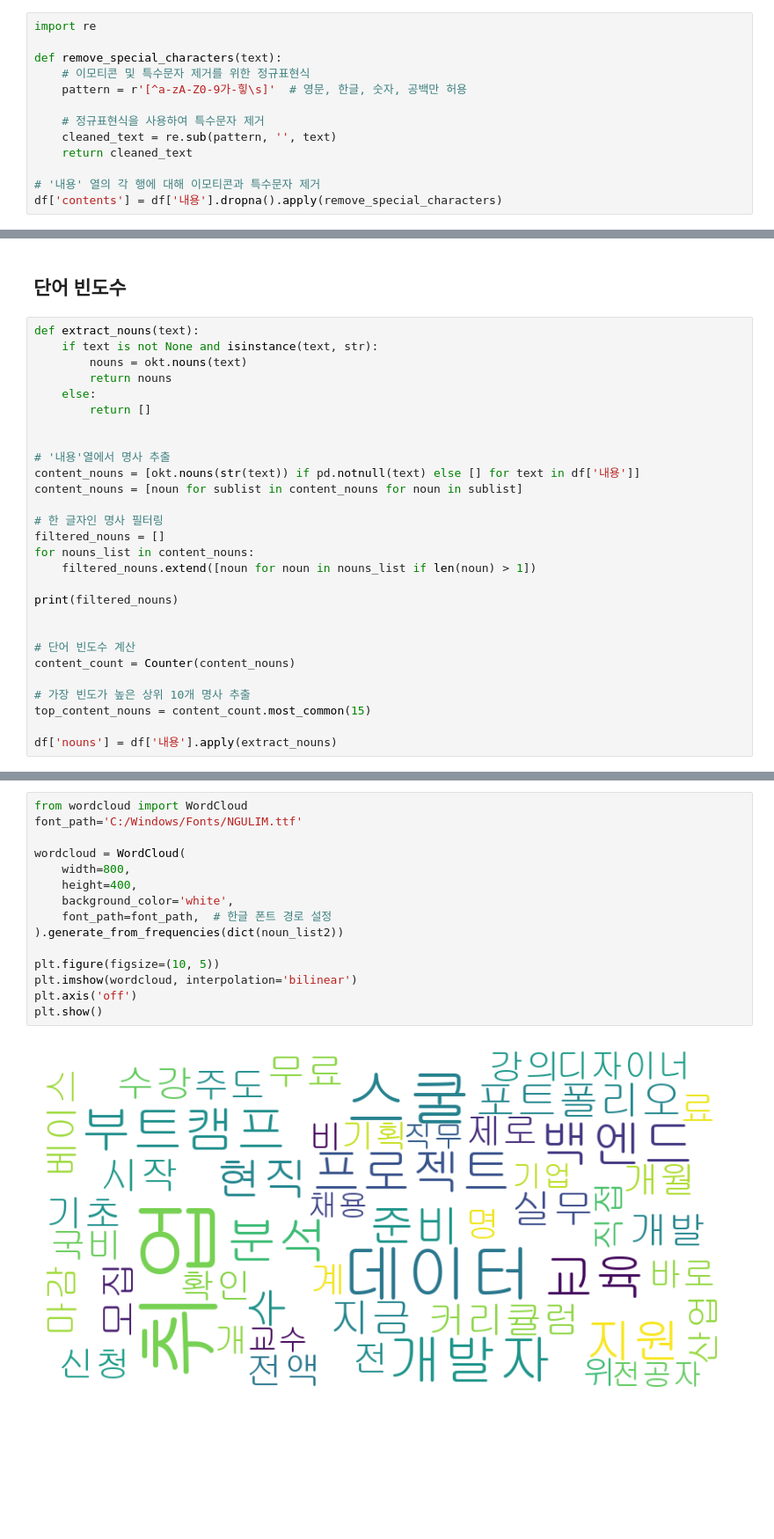
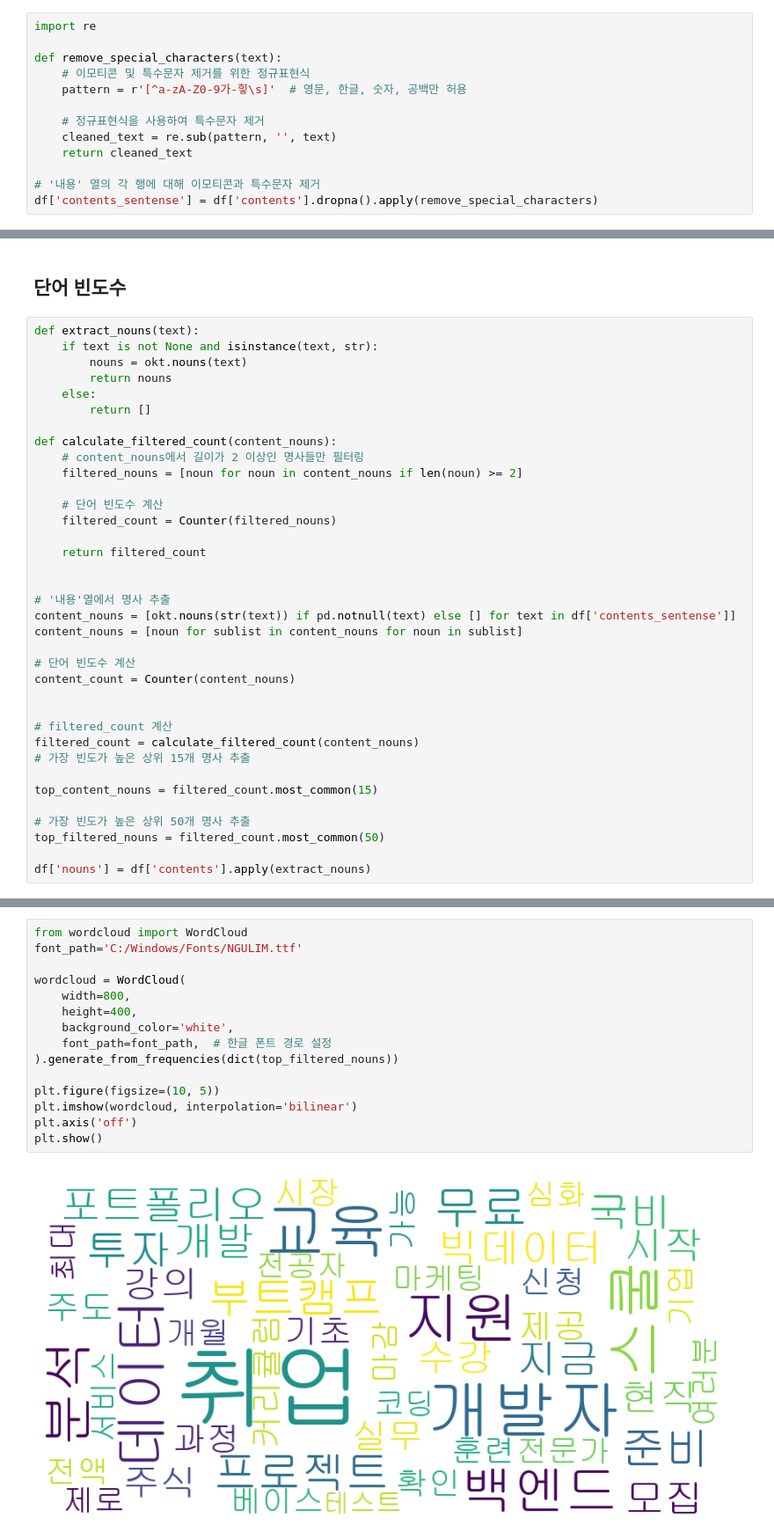
Before and after one commit to chkim0/Meta_Maketing_project, a Jupyter notebook: frequency.ipynb, the cells around one changed output, grey strips where cells are left out. Shown at 88% size. Cells and saved outputs as stored; diff of their text form; blank space fills up the shorter version.

```diff
--- a/frequency.ipynb
+++ b/frequency.ipynb
@@ -51,5 +67,5 @@ def remove_special_characters(text):
     return cleaned_text
 
 # '내용' 열의 각 행에 대해 이모티콘과 특수문자 제거
-df['contents'] = df['내용'].dropna().apply(remove_special_characters)
+df['contents_sentense'] = df['contents'].dropna().apply(remove_special_characters)
 # %%
@@ -78,23 +94,31 @@ def extract_nouns(text):
     else:
         return []
 
+def calculate_filtered_count(content_nouns):
+    # content_nouns에서 길이가 2 이상인 명사들만 필터링
+    filtered_nouns = [noun for noun in content_nouns if len(noun) >= 2]
+
+    # 단어 빈도수 계산
+    filtered_count = Counter(filtered_nouns)
+
+    return filtered_count
+
 
 # '내용'열에서 명사 추출
-content_nouns = [okt.nouns(str(text)) if pd.notnull(text) else [] for text in df['내용']]
+content_nouns = [okt.nouns(str(text)) if pd.notnull(text) else [] for text in df['contents_sentense']]
 content_nouns = [noun for sublist in content_nouns for noun in sublist]
-
-# 한 글자인 명사 필터링
-filtered_nouns = []
-for nouns_list in content_nouns:
-    filtered_nouns.extend([noun for noun in nouns_list if len(noun) > 1])
-
-print(filtered_nouns)
-
 
 # 단어 빈도수 계산
 content_count = Counter(content_nouns)
 
-# 가장 빈도가 높은 상위 10개 명사 추출
-top_content_nouns = content_count.most_common(15)
 
-df['nouns'] = df['내용'].apply(extract_nouns)
+# filtered_count 계산
+filtered_count = calculate_filtered_count(content_nouns)
+# 가장 빈도가 높은 상위 15개 명사 추출
+
+top_content_nouns = filtered_count.most_common(15)
+
+# 가장 빈도가 높은 상위 50개 명사 추출
+top_filtered_nouns = filtered_count.most_common(50)
+
+df['nouns'] = df['contents'].apply(extract_nouns)
@@ -192,17 +207,17 @@ if __name__ == '__main__':
 # %%
 from wordcloud import WordCloud
 font_path='C:/Windows/Fonts/NGULIM.ttf'
 
 wordcloud = WordCloud(
     width=800,
     height=400,
     background_color='white',
     font_path=font_path,  # 한글 폰트 경로 설정
-).generate_from_frequencies(dict(noun_list2))
+).generate_from_frequencies(dict(top_filtered_nouns))
 
 plt.figure(figsize=(10, 5))
 plt.imshow(wordcloud, interpolation='bilinear')
 plt.axis('off')
 plt.show()
 # %% [output]
-[figure, old version]
+[figure, new version]
```
Also changed, not shown: parts of 13 cells of this notebook, 1 other file.
